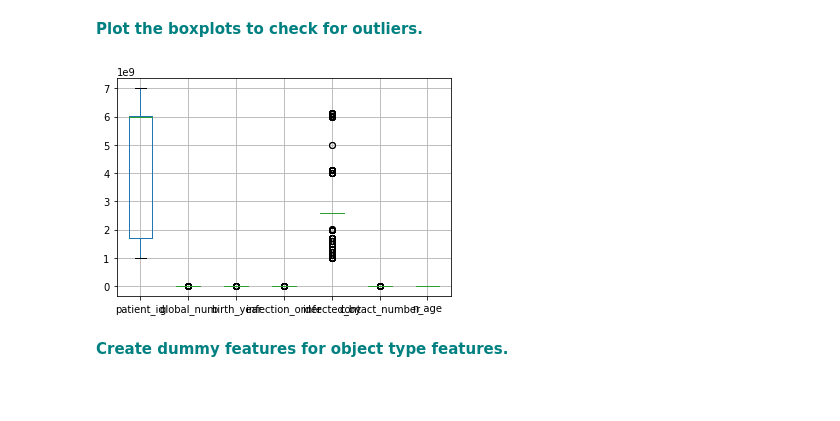
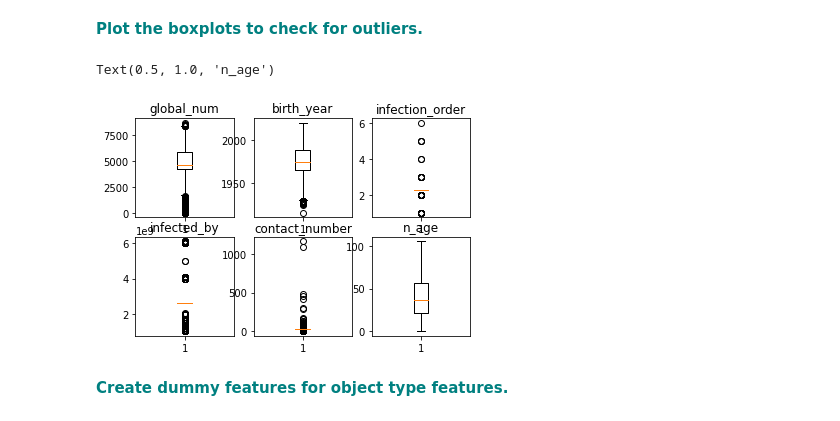
Before and after one commit to RileyTokiwa/Capstone_1, a Jupyter notebook: RandomForest_casestudy_covid19.ipynb, the cells around one changed output. Drawn from its saved outputs; the diff is of its cells as text; code cells hidden in the pictures; blank space fills up the shorter version.

```diff
--- a/RandomForest_casestudy_covid19.ipynb
+++ b/RandomForest_casestudy_covid19.ipynb
@@ -321,9 +320,36 @@ sns.heatmap(df[features])
 # %% [markdown]
 **<font color='teal'> Plot the boxplots to check for outliers. </font>**
-# %%
-boxplot = df.boxplot()
-# %% [output]
-[figure, removed]
+# %%
+no_id = df.drop(['patient_id'], axis=1)
+fig, axs = plt.subplots(2, 3)
+
+
+# basic plot
+axs[0, 0].boxplot(no_id.global_num)
+axs[0, 0].set_title('global_num')
+
+# notched plot
+axs[0, 1].boxplot(no_id.birth_year)
+axs[0, 1].set_title('birth_year')
+
+# change outlier point symbols
+axs[0, 2].boxplot(no_id.infection_order)
+axs[0, 2].set_title('infection_order')
+
+# don't show outlier points
+axs[1, 0].boxplot(no_id.infected_by)
+axs[1, 0].set_title("infected_by")
+
+# horizontal boxes
+axs[1, 1].boxplot(no_id.contact_number)
+axs[1, 1].set_title('contact_number')
+
+# change whisker length
+axs[1, 2].boxplot(no_id.n_age)
+axs[1, 2].set_title('n_age')
+# %% [output]
+Text(0.5, 1.0, 'n_age')
+[figure, added]
 # %% [markdown]
 **<font color='teal'> Create dummy features for object type features. </font>**
 # %%
```
Also changed, not shown: parts of 7 cells of this notebook.
